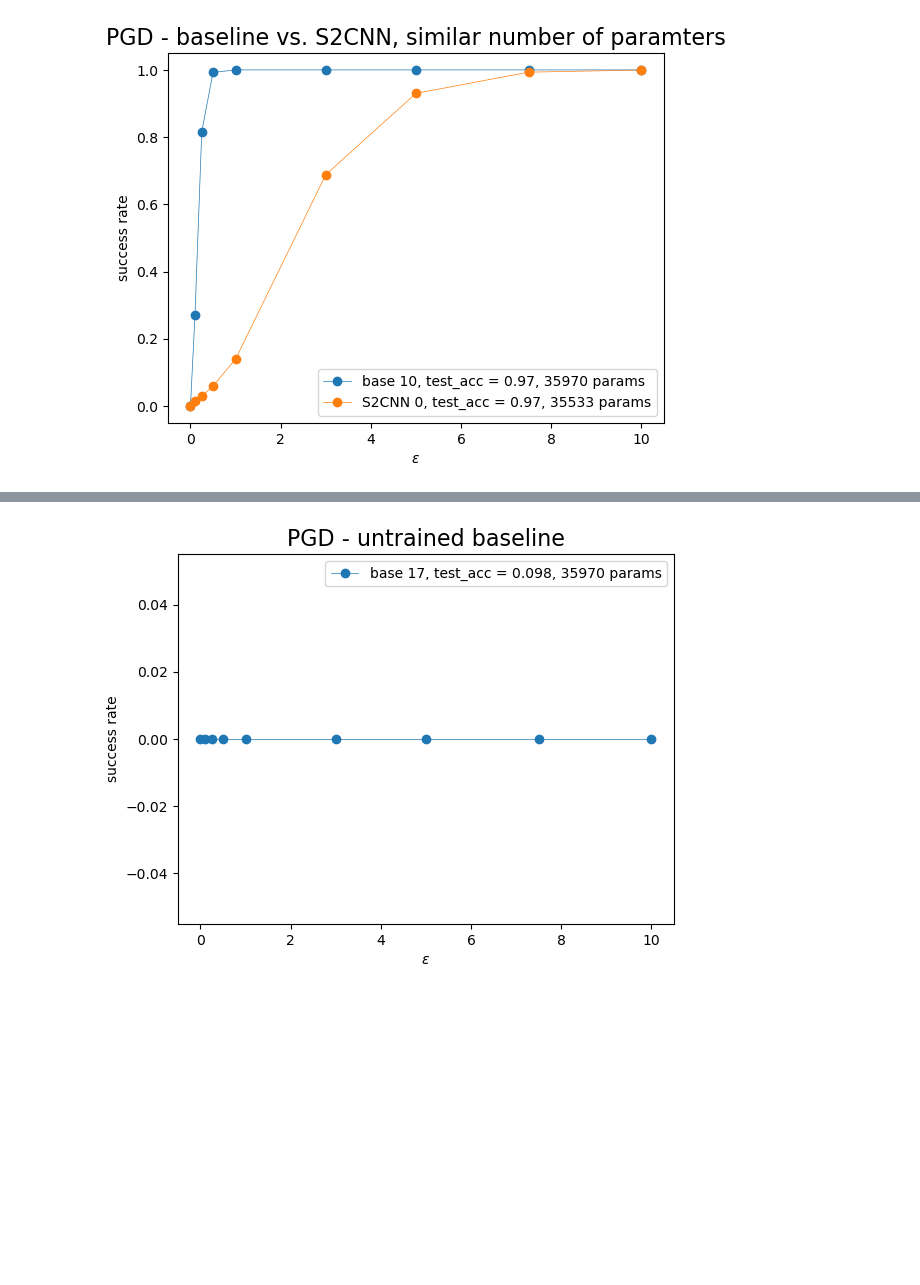
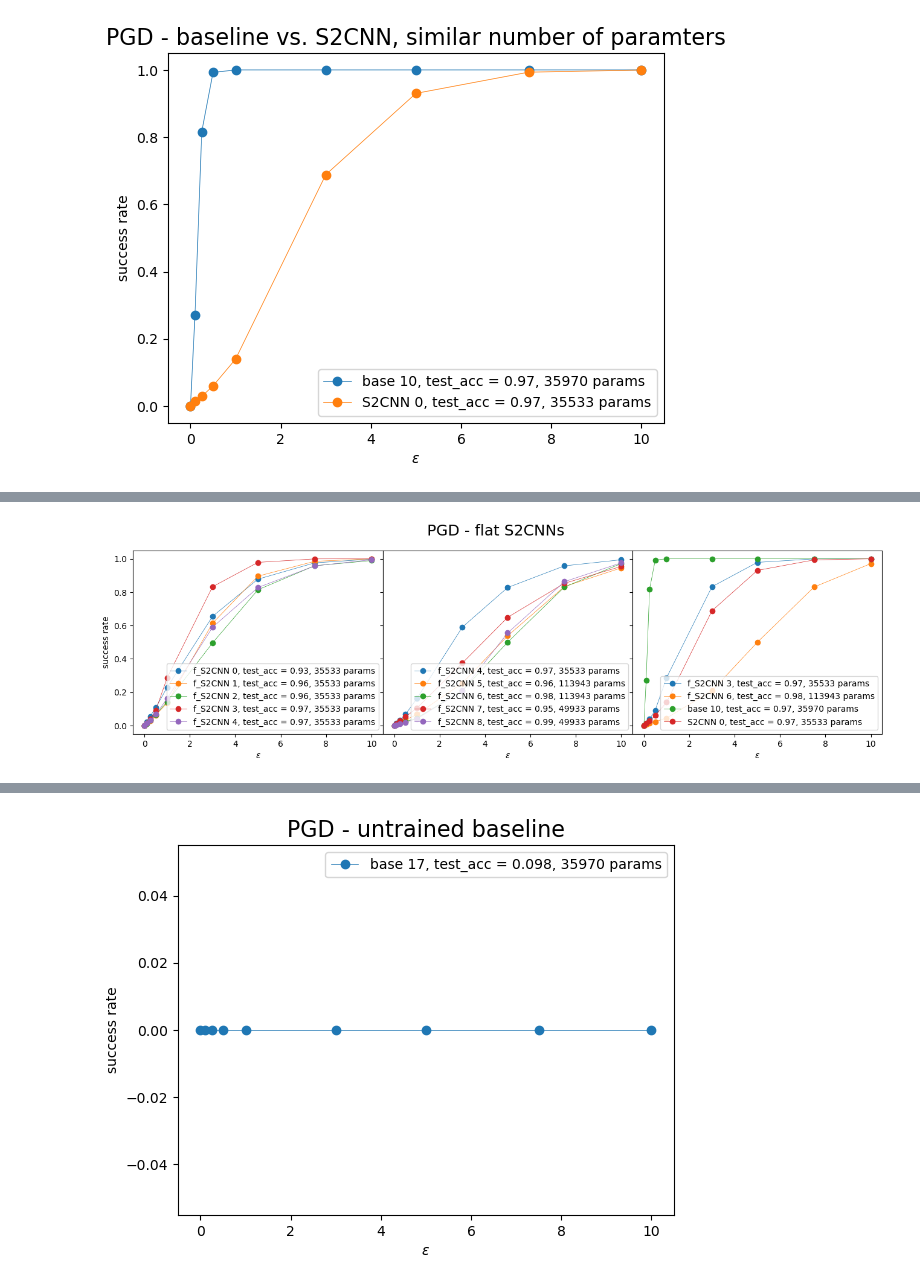
Before and after one commit to Schuh93/sem_seg_s2cnn, a Jupyter notebook: examples/mnist_adv/PGD - results.ipynb, the cells around one changed output, grey strips where cells are left out. Saved outputs shown, nothing was run; the diff lists cells and outputs as text; code cells hidden in the pictures; blank space fills up the shorter version.

```diff
--- a/examples/mnist_adv/PGD - results.ipynb
+++ b/examples/mnist_adv/PGD - results.ipynb
@@ -66,0 +98,17 @@ NR_NR_params = load_attack_results(NR_NR_run_names[0], 'LinfProjectedGradientDes
+# %%
+flat_S2CNN_images = []
+flat_S2CNN_preds = []
+flat_S2CNN_clean_preds = []
+
+for run_name in flat_S2CNN_run_names:
+    flat_S2CNN_images_, flat_S2CNN_preds_, flat_S2CNN_clean_preds_, flat_S2CNN_labels = load_attack_results(run_name, 'LinfProjectedGradientDescentAttack', 'images.pickle')
+    flat_S2CNN_images.append(flat_S2CNN_images_)
+    flat_S2CNN_preds.append(flat_S2CNN_preds_)
+    flat_S2CNN_clean_preds.append(flat_S2CNN_clean_preds_)
+
+flat_S2CNN_success = [load_attack_results(run_name, 'LinfProjectedGradientDescentAttack', 'success.pickle') for run_name in flat_S2CNN_run_names]
+flat_S2CNN_success_rate = [load_attack_results(run_name, 'LinfProjectedGradientDescentAttack', 'success_rate.pickle') for run_name in flat_S2CNN_run_names]
+flat_S2CNN_logits = torch.stack([load_attack_results(run_name, 'LinfProjectedGradientDescentAttack', 'logits.pickle') for run_name in flat_S2CNN_run_names])
+flat_S2CNN_clean_test_accs = [load_from_db(run_name, 'metrics.test_acc') for run_name in flat_S2CNN_run_names]
+flat_S2CNN_total_params = [load_from_db(run_name, 'params.total_params') for run_name in flat_S2CNN_run_names]
+flat_S2CNN_params = load_attack_results(flat_S2CNN_run_names[0], 'LinfProjectedGradientDescentAttack', 'params.pickle')
@@ -183,0 +319,32 @@ plt.show()
+# %%
+fig, axs = plt.subplots(nrows=1, ncols=3, figsize = (16, 4), sharey=True, gridspec_kw={'wspace':0, 'hspace':0})
+plt.suptitle('PGD - flat S2CNNs', fontsize=18)
+plt.subplots_adjust(top=0.87)
+
+for i in range(5):
+    axs[0].plot(flat_S2CNN_params['epsilons'], flat_S2CNN_success_rate[i], 'o-', linewidth=0.5, label=f"f_S2CNN {i}, test_acc = {flat_S2CNN_clean_test_accs[i]:.{2}}, {flat_S2CNN_total_params[i]} params")
+    axs[0].set_xlabel('$\epsilon$')
+    axs[0].set_ylabel('success rate')
+
+for i in range(4,9):
+    axs[1].plot(flat_S2CNN_params['epsilons'], flat_S2CNN_success_rate[i], 'o-', linewidth=0.5, label=f"f_S2CNN {i}, test_acc = {flat_S2CNN_clean_test_accs[i]:.{2}}, {flat_S2CNN_total_params[i]} params")
+    axs[1].set_xlabel('$\epsilon$')
+
+
+for i in [3,6]:
+    axs[2].plot(flat_S2CNN_params['epsilons'], flat_S2CNN_success_rate[i], 'o-', linewidth=0.5, label=f"f_S2CNN {i}, test_acc = {flat_S2CNN_clean_test_accs[i]:.{2}}, {flat_S2CNN_total_params[i]} params")
+    axs[2].set_xlabel('$\epsilon$')
+for i in [10]:
+    axs[2].plot(baseline_params['epsilons'], baseline_success_rate[i], 'o-', linewidth=0.5, label=f"base {i}, test_acc = {baseline_clean_test_accs[i]:.{2}}, {baseline_total_params[i]} params")
+    axs[2].set_xlabel('$\epsilon$')
+for i in [0]:
+    axs[2].plot(S2CNN_params['epsilons'], S2CNN_success_rate[i], 'o-', linewidth=0.5, label=f"S2CNN {i}, test_acc = {S2CNN_clean_test_accs[i]:.{2}}, {S2CNN_total_params[i]} params")
+    axs[2].set_xlabel('$\epsilon$')
+
+for j in range(3):
+    axs[j].legend(loc='lower right')
+
+# plt.savefig('PGD_flat_S2CNN.pdf', bbox_inches="tight")
+plt.show()
+# %% [output]
+[figure, added]
```
Also changed, not shown: parts of 16 cells of this notebook, 14 other files.
